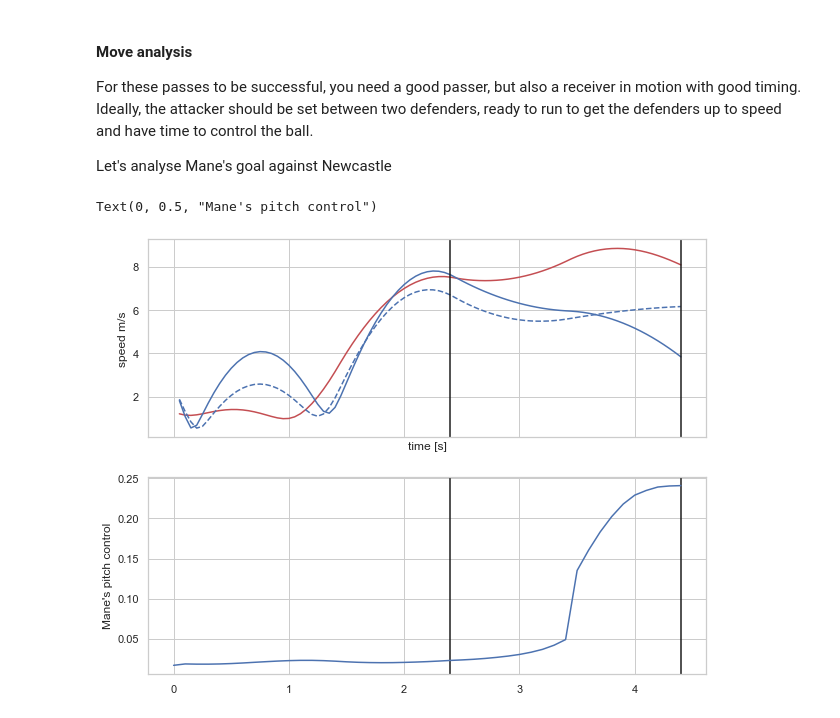
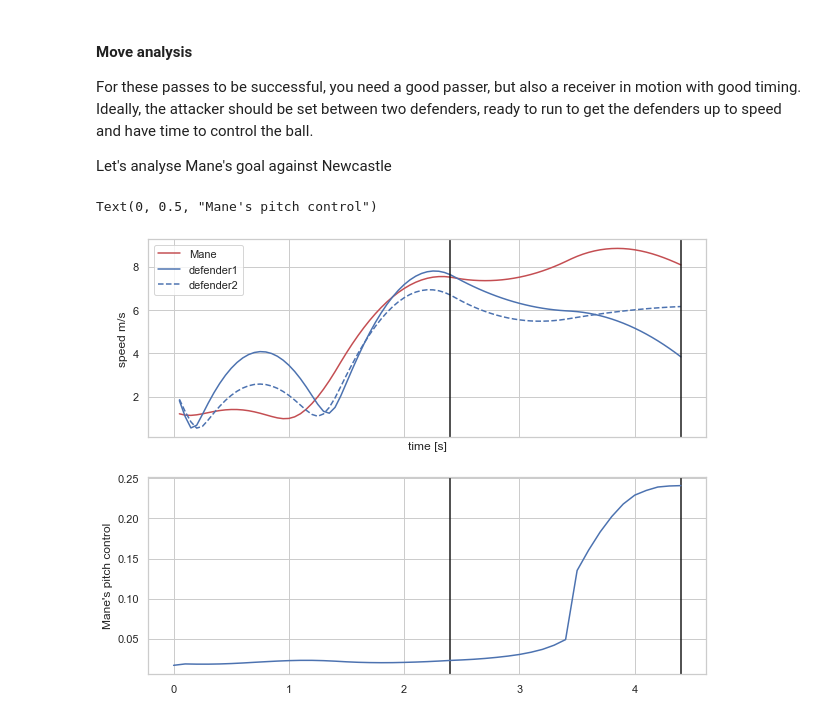
Before and after one commit to Gabsrol/liverpool_analytics_challenge, a Jupyter notebook: liverpool_goals_analysis.ipynb, the cells around one changed output. Saved outputs shown, nothing was run; the diff lists cells and outputs as text; code cells hidden in the pictures.

```diff
--- a/liverpool_goals_analysis.ipynb
+++ b/liverpool_goals_analysis.ipynb
@@ -280,35 +296,41 @@ play='Liverpool [2] - 1 Newcastle'
 tracking_home = plays_data[play]['tracking_home']
 tracking_away = plays_data[play]['tracking_away']
 events = plays_data[play]['events']
+
+#calculate players' velocities
 tracking_home = mvel.calc_player_velocities(tracking_home,smoothing=True,filter_='moving_average')
 tracking_away = mvel.calc_player_velocities(tracking_away,smoothing=True,filter_='moving_average')
+
+# off_ball is a list of lists. Each list corresponds to a frame and contains pitch control surface for team,
+# off ball scoring surface for team and a dictionnary with individual player's pitch control surface.
 off_ball = plays_data[play]['off_ball_scoring']
 players_num = plays_data[play]['players_num']
 players_num.columns=['playerid','num']
 mane_id = players_num.query('num==10')['playerid'].values[0]
 
 start_pass = int(events.query('Type=="PASS"')['Start Frame'].max())
 end_pass = int(events.query('Type=="PASS"')['End Frame'].max())
 speed = tracking_home['Home_'+str(mane_id)+'_speed']
 time = tracking_home['Time [s]']
 pitch_control = [np.sum(off[2]['Home_'+str(mane_id)+'_'])/32/50 for off in off_ball]
 
 speed_closest_defender1 = tracking_away['Away_2512_speed']
 speed_closest_defender2 = tracking_away['Away_2513_speed']
 
 fig,ax=plt.subplots(2,1,figsize=(10,8),sharex=True)
 ax[0].plot(time[:end_pass+1],speed[:end_pass+1],'r',label='Mane')
 ax[0].plot(time[:end_pass+1],speed_closest_defender1[:end_pass+1],'b',label='defender1')
 ax[0].plot(time[:end_pass+1],speed_closest_defender2[:end_pass+1],'b--',label='defender2')
 ax[0].axvline(time[start_pass],color='k')
 ax[0].axvline(time[end_pass],color='k')
 ax[1].axvline(time[start_pass],color='k')
 ax[1].axvline(time[end_pass],color='k')
 ax[1].plot(time[:end_pass+1:2],pitch_control[:int(end_pass/2)+1])
 
+ax[0].legend(loc='upper left')
 ax[0].set_xlabel('time [s]')
 ax[0].set_ylabel("speed m/s")
 ax[1].set_ylabel("Mane's pitch control")
 # %% [output]
 Text(0, 0.5, "Mane's pitch control")
-[figure, old version]
+[figure, new version]
```
Also changed, not shown: parts of 14 cells of this notebook.
